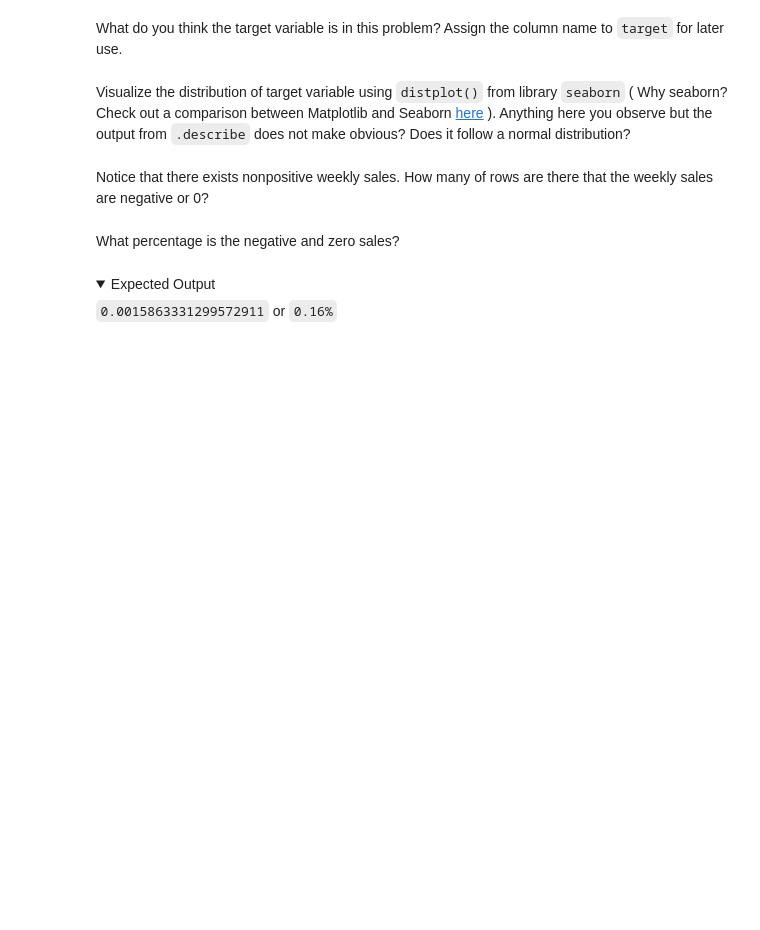
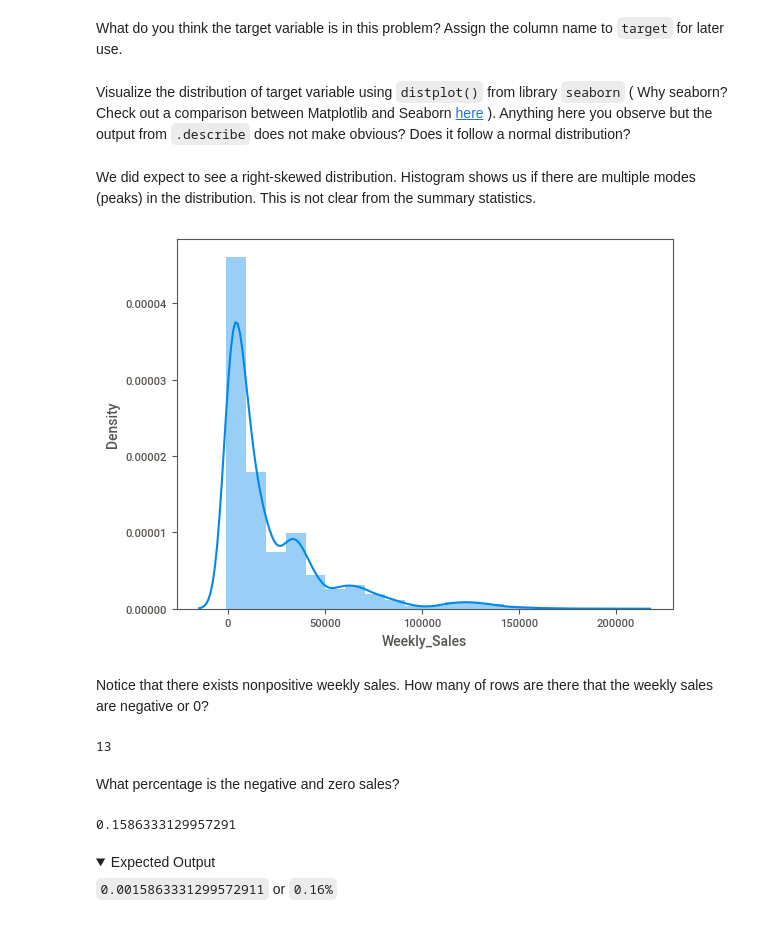
Before and after one commit to rnirms/MLE-10, a Jupyter notebook: assignments/week-04-data-eng-airflow/nb/walmart-sales-data.ipynb, the cells around one changed output. Cells and saved outputs as stored; diff of their text form; code cells hidden in the pictures; folded sections open; blank space fills up the shorter version.

```diff
--- a/assignments/week-04-data-eng-airflow/nb/walmart-sales-data.ipynb
+++ b/assignments/week-04-data-eng-airflow/nb/walmart-sales-data.ipynb
@@ -147,7 +269,7 @@ Split the data into training (80%) and test dataset (20%). Use function `train_t
 # %%
 from sklearn.model_selection import train_test_split
 # %%
-df_train, df_test =  # YOUR CODE HERE
+df_train, df_test =  train_test_split(df, test_size=0.2, random_state=42) # YOUR CODE HERE
 # %%
 print('Original set  ---> ',df.shape,
       '\nTraining set  ---> ',df_train.shape,
@@ -260,20 +440,29 @@ dtype: int64
 # %% [markdown]
 What do you think the target variable is in this problem? Assign the column name to `target` for later use.
 # %%
-target = # YOUR CODE HERE
+target = 'Weekly_Sales' # YOUR CODE HERE
 # %% [markdown]
 Visualize the distribution of target variable using `distplot()` from library `seaborn` ( Why seaborn? Check out a comparison between Matplotlib and Seaborn [here](https://analyticsindiamag.com/comparing-python-data-visualization-tools-matplotlib-vs-seaborn/) ). Anything here you observe but the output from `.describe` does not make obvious? Does it follow a normal distribution?
+# %% [markdown]
+We did expect to see a right-skewed distribution. Histogram shows us if there are multiple modes (peaks) in the distribution. This is not clear from the summary statistics.
 # %%
 import seaborn as sns
-sns.distplot(df_train[target],bins=10);
+sns.distplot(df_train[target],bins=20);
+# %% [output]
+[figure, added]
 # %% [markdown]
 Notice that there exists nonpositive weekly sales. How many of rows are there that the weekly sales are negative or 0?
 # %%
 (df_train[target] <= 0).sum() # Expected Output: 13
+# %% [output]
+13
 # %% [markdown]
 What percentage is the negative and zero sales?
 # %%
 # YOUR CODE HERE
+100*(df_train[target] <= 0).sum()/df_train.shape[0]
+# %% [output]
+0.1586333129957291
 # %% [markdown]
 <details>
 <summary>Expected Output</summary>
```
Also changed, not shown: parts of 56 cells of this notebook, 3 other files.
